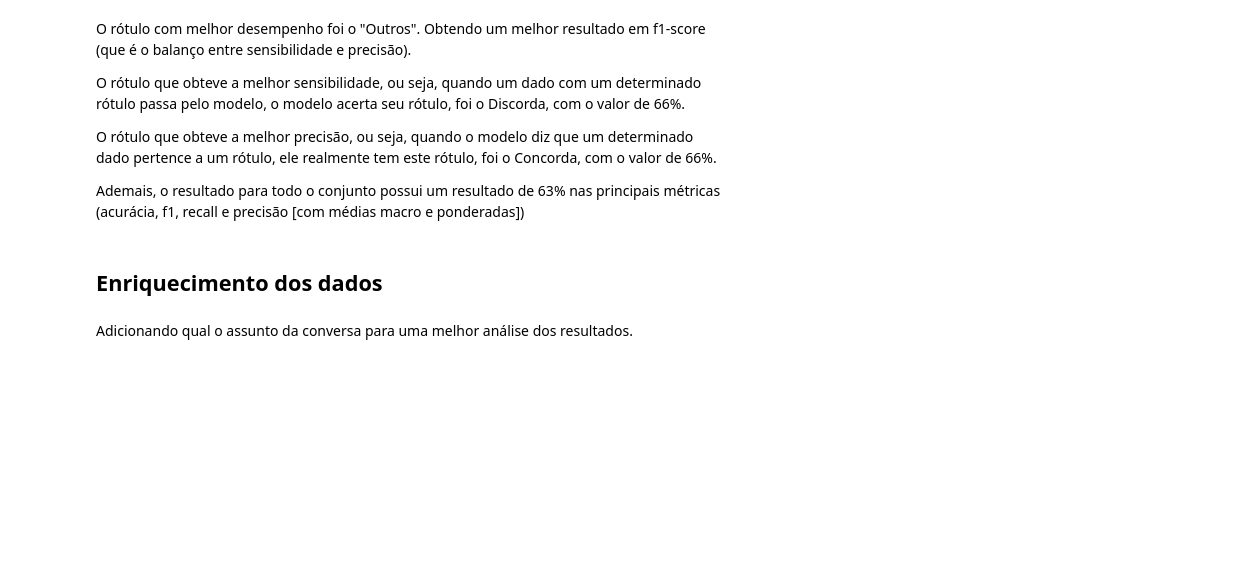
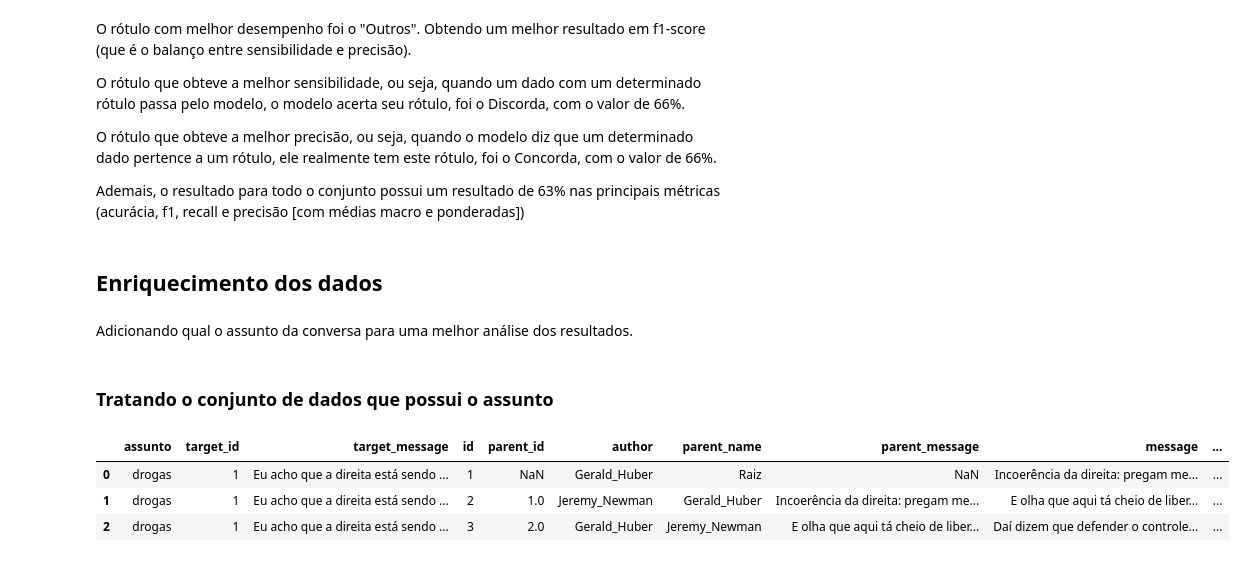
Before and after one commit to digogc/Contextual_GenAI_Stance_Detection, a Jupyter notebook: data/trabalhando_dados_completos.ipynb, the cells around one changed output. Drawn from its saved outputs; the diff is of its cells as text; code cells hidden in the pictures; blank space fills up the shorter version.

Commit message:
merge para classificação

```diff
--- a/data/trabalhando_dados_completos.ipynb
+++ b/data/trabalhando_dados_completos.ipynb
@@ -381,3 +384,41 @@ Ademais, o resultado para todo o conjunto possui um resultado de 63% nas princip
 ## Enriquecimento dos dados
 # %% [markdown]
 Adicionando qual o assunto da conversa para uma melhor análise dos resultados.
+# %% [markdown]
+### Tratando o conjunto de dados que possui o assunto
+# %%
+# Leitura e tratamento dos rótulos
+dados_assunto = pd.read_csv('./conjuntoDeDadosAssunto.tsv', sep='\t', decimal = ',', encoding = 'UTF-8')
+
+dados_assunto = dados_assunto[(dados_assunto['label'] != 'Alvo da conversa') & (dados_assunto['label'] != 'Comentário Original') & (dados_assunto['label'].notna())]
+
+
+dados_assunto['label'] = dados_assunto['label'].replace('Discute', 'Outros')
+dados_assunto['label'] = dados_assunto['label'].replace('Irrelevante', 'Outros')
+dados_assunto['label'] = dados_assunto['label'].replace('Pede Informações', 'Outros')
+
+dados_assunto['parent_label'] = dados_assunto['parent_label'].replace('Discute', 'Outros')
+dados_assunto['parent_label'] = dados_assunto['parent_label'].replace('Irrelevante', 'Outros')
+dados_assunto['parent_label'] = dados_assunto['parent_label'].replace('Pede Informações', 'Outros')
+# %%
+# Implementando a lógica de id sequencial
+df = dados_assunto.copy()
+
+# Função para renumerar ids dentro de cada target_id
+def renumerar_ids(grupo):
+    mapping = {old_id: i+1 for i, old_id in enumerate(grupo['id'].unique())}
+    grupo['id'] = grupo['id'].map(mapping)
+    grupo['parent_id'] = grupo['parent_id'].map(mapping)
+    return grupo
+
+# Aplicar por target_id
+df = df.groupby('target_id', group_keys=False).apply(renumerar_ids)
+
+# Conferir resultado
+dados_assunto = df.sort_values(by=['target_id', 'id'])
+dados_assunto.head(3)
+# %% [output]
+|  | assunto | target_id | target_message | id | parent_id | author | parent_name | parent_message | message | ... |
+| 0 | drogas | 1 | Eu acho que a direita está sendo ... | 1 | NaN | Gerald_Huber | Raiz | NaN | Incoerência da direita: pregam me... | ... |
+| 1 | drogas | 1 | Eu acho que a direita está sendo ... | 2 | 1.0 | Jeremy_Newman | Gerald_Huber | Incoerência da direita: pregam me... | E olha que aqui tá cheio de liber... | ... |
+| 2 | drogas | 1 | Eu acho que a direita está sendo ... | 3 | 2.0 | Gerald_Huber | Jeremy_Newman | E olha que aqui tá cheio de liber... | Daí dizem que defender o controle... | ... |
```
Also changed, not shown: parts of 5 cells of this notebook.
